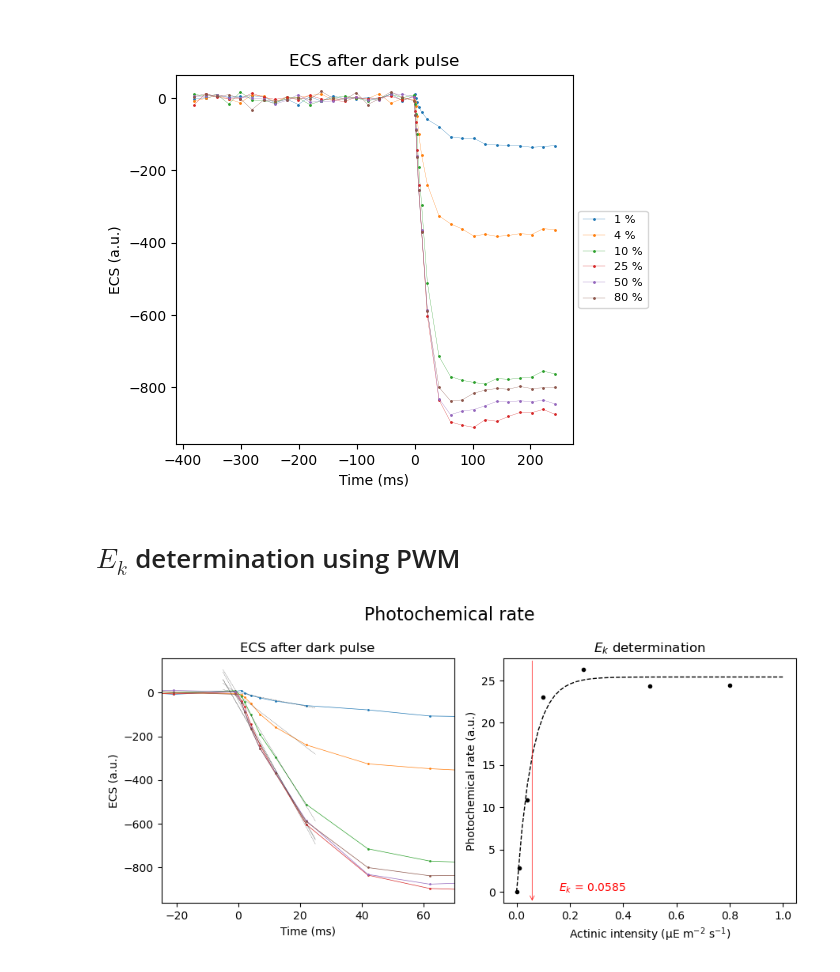
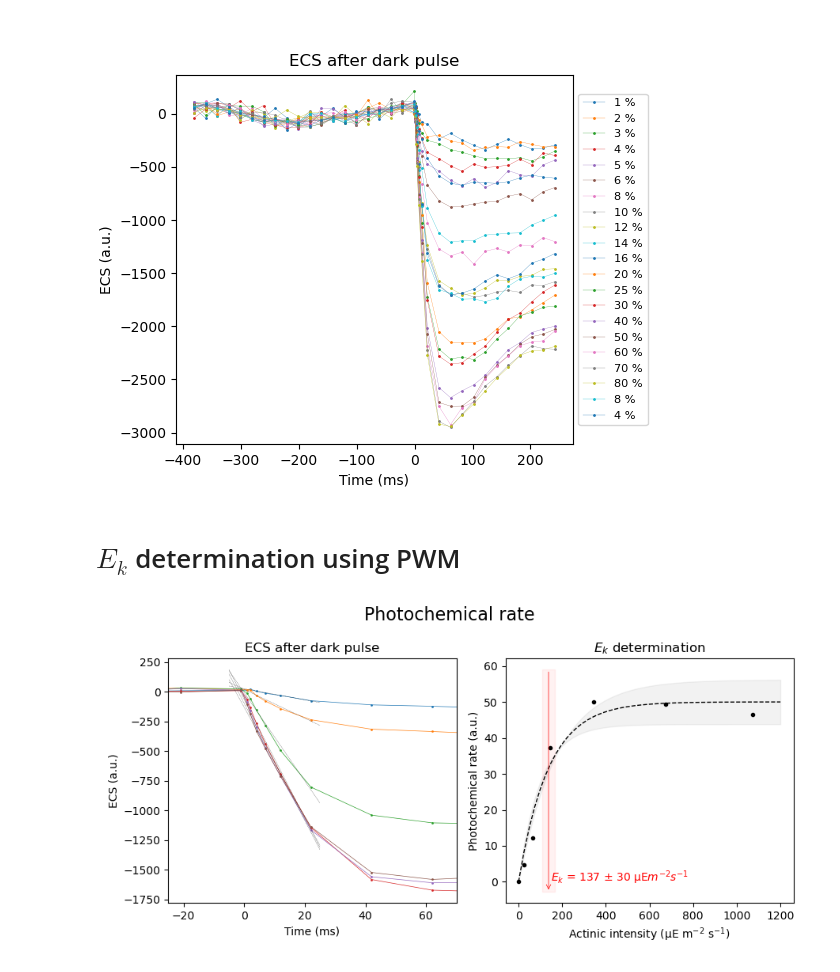
Before and after one commit to orlandomarcelo/DREAM_repo, a Jupyter notebook: Notebooks/Ek_v2.ipynb, the cells around one changed output. Drawn from its saved outputs; the diff is of its cells as text; code cells hidden in the pictures.

```diff
--- a/Notebooks/Ek_v2.ipynb
+++ b/Notebooks/Ek_v2.ipynb
@@ -17,12 +19,25 @@ import tools
 # %%
 importlib.reload(ExperimentClass)
 importlib.reload(tools)
-#manip = ExperimentClass.Experiment("20230710_vitesse_photochimique", "JTS", local = "IBPC")
+importlib.reload(mf)
+manip = ExperimentClass.Experiment("20230710_vitesse_photochimique", "JTS", local = "IBPC")
 #manip = ExperimentClass.Experiment("20230712_ek", "JTS", local = "IBPC")
-manip = ExperimentClass.Experiment("20230724_vitesse_photochimique", "JTS", local = "IBPC")
+#manip = ExperimentClass.Experiment("20230719_vitesse_photochimique", "JTS", local = "IBPC")
 # %%
 #records = tools.create_record_list("6-26")
-#PWM_rel = [0.01, 0.02, 0.03, 0.04, 0.05, 0.06, 0.08, 0.1, 0.12, 0.14, 0.16, 0.2, 0.25, 0.3, 0.4, 0.5, 0.6, 0.7, 0.8, 0.08, 0.04]
+PWM_rel = [0.01, 0.02, 0.03, 0.04, 0.05, 0.06, 0.08, 0.1, 0.12, 0.14, 0.16, 0.2, 0.25, 0.3, 0.4, 0.5, 0.6, 0.7, 0.8, 0.08, 0.04]
 
-records = tools.create_record_list("16-21")
-PWM_rel = [0.01, 0.04, 0.1, 0.25, 0.5, 0.8]
+#records = tools.create_record_list("16-21")
+#PWM_rel = [0.01, 0.04, 0.1, 0.25, 0.5, 0.8]
+# %%
+fig, ax = plt.subplots()
+for i, k in enumerate(PWM_rel):
+    ax.plot(manip.clean_times[i+4], manip.clean_data[i+4], 'o-', label = f"{100*k:n} %", markersize = 1, linewidth = 0.2)
+box = ax.get_position()
+ax.set_position([box.x0, box.y0, box.width * 0.8, box.height])
+ax.legend(loc='center left', bbox_to_anchor=(1, 0.5), fontsize = 8.1)
+ax.set_xlabel("Time (ms)")
+ax.set_ylabel("ECS (a.u.)")
+ax.set_title("ECS after dark pulse")
+#ax.set_xlim(-25, 70)
+plt.show()
@@ -29,17 +47,17 @@ PWM_rel = [0.01, 0.04, 0.1, 0.25, 0.5, 0.8]
 # %%
 fig, ax = plt.subplots()
 for i, k in enumerate(PWM_rel):
-    ax.plot(manip.clean_times[i+3], manip.clean_data[i+3], 'o-', label = f"{100*k:n} %", markersize = 1, linewidth = 0.2)
+    ax.plot(manip.clean_times[i], manip.clean_data[i], 'o-', label = f"{100*k:n} %", markersize = 1, linewidth = 0.2)
 box = ax.get_position()
 ax.set_position([box.x0, box.y0, box.width * 0.8, box.height])
 ax.legend(loc='center left', bbox_to_anchor=(1, 0.5), fontsize = 8.1)
 ax.set_xlabel("Time (ms)")
 ax.set_ylabel("ECS (a.u.)")
 ax.set_title("ECS after dark pulse")
 #ax.set_xlim(-25, 70)
 plt.show()
 # %% [output]
-[figure, old version]
+[figure, new version]
 # %% [markdown]
 # $E_{k}$ determination using PWM
 # %%
@@ -69,8 +87,8 @@ xdata = manip.clean_times[4][21:index_stop_fit]
 
 
 for i, k in enumerate(PWM_rel):
-    ax1.plot(manip.clean_times[i+3], manip.clean_data[i+3], 'o-', label = f"I = {100*k:n} %", markersize = 1, linewidth = 0.5)
-    ydata = manip.clean_data[i+3][21:index_stop_fit]
+    ax1.plot(manip.clean_times[i+4], manip.clean_data[i+4], 'o-', label = f"I = {100*k:n} %", markersize = 1, linewidth = 0.5)
+    ydata = manip.clean_data[i+4][21:index_stop_fit]
     popt, x, y =  tools.lin_fit(xdata, ydata, start, stop, num)
     xfit.append(x)
     yfit.append(y)
@@ -90,35 +108,32 @@ vitesse.insert(0,0)
 
 
 
-Ek_fit = "exp" # "lin", "exp"
+Ek_fit = "exp_µE" # "lin", "exp"
 if Ek_fit == "exp":
-    popt, xfit, yfit = tools.Ek_fit(Intensity_rel, vitesse, 0, 1, 50, p0 = [1.75, 0.2])
+    popt, pcov, xfit, yfit = tools.Ek_fit(Intensity_rel, vitesse, 0, 1, 50, p0 = [1.75, 0.2])
+    err_neg=[mf.Ek(x,*(popt-1.96*tools.my_err_vec(x, pcov))) for x in xfit]
+    err_pos=[mf.Ek(x,*(popt+1.96*tools.my_err_vec(x, pcov)))for x in xfit]
+    ax2.fill_between(xfit, err_neg, err_pos, alpha=0.05, color = 'k')
     ax2.plot(Intensity_rel, vitesse,'o', color ='k', markersize = 3)
     ax2.plot(xfit, yfit, '--', color ='k', linewidth = 1)
     Ek = popt[1]
+    Ek_err = np.sqrt(np.diag(pcov))[1]
     ax2.annotate("", xy=(Ek, ax2.get_ylim()[0]), xytext=(Ek, ax2.get_ylim()[1]), arrowprops=dict(arrowstyle="->", color="red", linewidth = 0.5))
-    ax2.text(Ek + 0.1, 0.075, f"$E_k$ = {Ek:.4f}", fontsize = 10, color = "red")
+    ax2.fill_betweenx(ax2.get_ylim(), Ek - Ek_err, Ek + Ek_err, color='red', alpha=0.05)
+    ax2.text(Ek + 0.1, 0.075, f"$E_k$ = {Ek:.3f} ± {Ek_err:.3f}", fontsize = 10, color = "red")
 
 if Ek_fit == "exp_µE":
-    popt, xfit, yfit = tools.Ek_fit(Intensity, vitesse, 0, 1200, 50, p0 = [200, 1.75])
+    popt, pcov, xfit, yfit = tools.Ek_fit(Intensity, vitesse, 0, 1200, 50, p0 = [200, 1.75])
+    err_neg=[mf.Ek(x,*(popt-1.96*tools.my_err_vec(x, pcov))) for x in xfit]
+    err_pos=[mf.Ek(x,*(popt+1.96*tools.my_err_vec(x, pcov)))for x in xfit]
+    ax2.fill_between(xfit, err_neg, err_pos, alpha=0.05, color = 'k')
     ax2.plot(Intensity, vitesse,'o', color ='k', markersize = 3)
     ax2.plot(xfit, yfit, '--', color ='k', linewidth = 1)
     Ek = popt[1]
+    Ek_err = np.sqrt(np.diag(pcov))[1]
     ax2.annotate("", xy=(Ek, ax2.get_ylim()[0]), xytext=(Ek, ax2.get_ylim()[1]), arrowprops=dict(arrowstyle="->", color="red", linewidth = 0.5))
-    ax2.text(Ek + 10, 0.05, f"$E_k$ = {Ek:.0f}", fontsize = 10, color = "red")
-
-if Ek_fit == "lin":
-    ax2.plot(Intensity, vitesse,'o', color ='k', markersize = 3)
-    popt1, x1fit, y1fit = tools.lin_fit(Intensity[0:8], vitesse[0:8], 0, 200,30)
-    popt2, x2fit, y2fit = tools.lin_fit(Intensity[8:10], vitesse[8:10], 0, 400,30)
-    ax2.plot(x1fit, y1fit, '--', color ='k', linewidth = 1)
-    ax2.plot(x2fit, y2fit, '--', color ='k', linewidth = 1)
-    Ek = (popt2[1] - popt1[1])/(popt1[0] - popt2[0])
-    ax2.annotate("", xy=(Ek, 0), xytext=(Ek, 200), arrowprops=dict(arrowstyle="->", color="red", linewidth = 0.5))
-    ax2.text(Ek + 0.1, 30, f"$E_k$ = {Ek:.0f}" + " µE$m^{-2} s^{-1}$", fontsize = 10, color = "red")
-
-
-
+    ax2.fill_betweenx(ax2.get_ylim(), Ek - Ek_err, Ek + Ek_err, color='red', alpha=0.05)
+    ax2.text(Ek + 10, 0.05, f"$E_k$ = {Ek:.0f} ± {Ek_err:.0f} µE$m^{{-2}} s^{{-1}}$", fontsize = 10, color = "red")
 
 
 ax2.set_title("$E_{k}$ determination")
@@ -138,4 +153,4 @@ if not os.path.isdir(fig_folder):
 
 fig.savefig(fig_folder + "/" + figure_name + Ek_fit + ".png")
 # %% [output]
-[figure, old version]
+[figure, new version]
```
Also changed, not shown: parts of 8 cells of this notebook, 6 other files.
